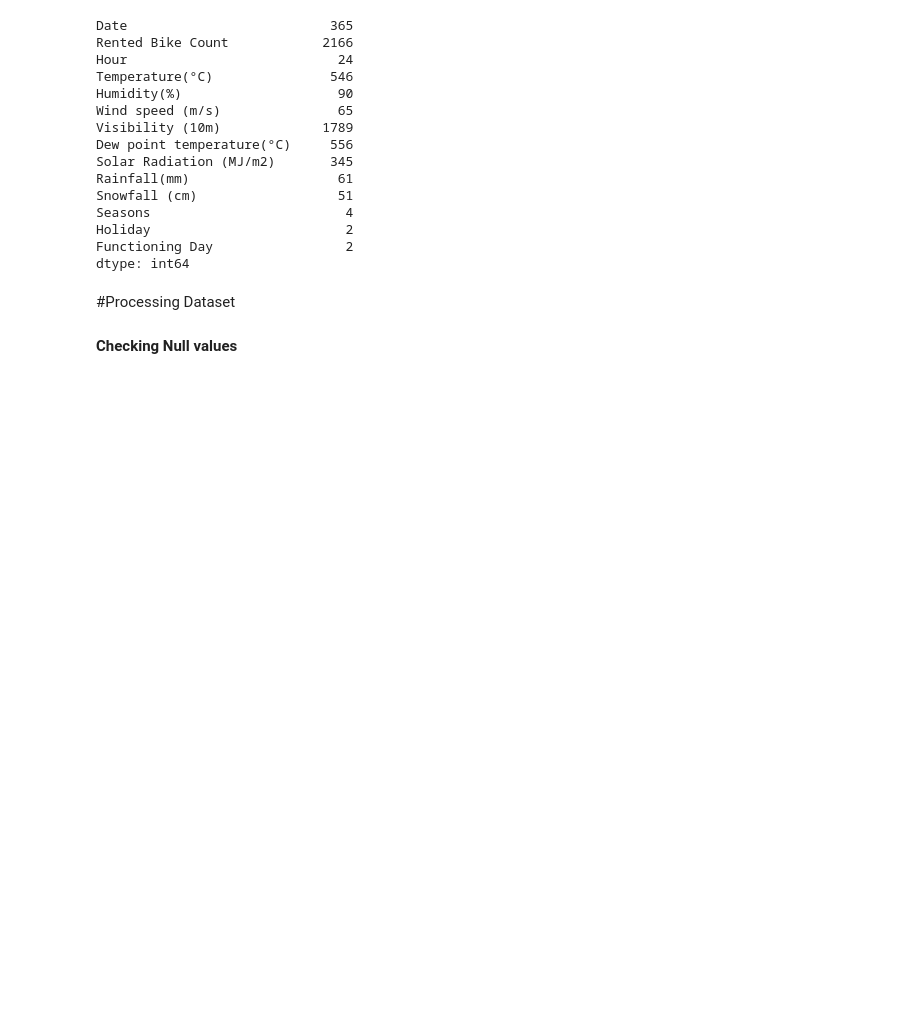
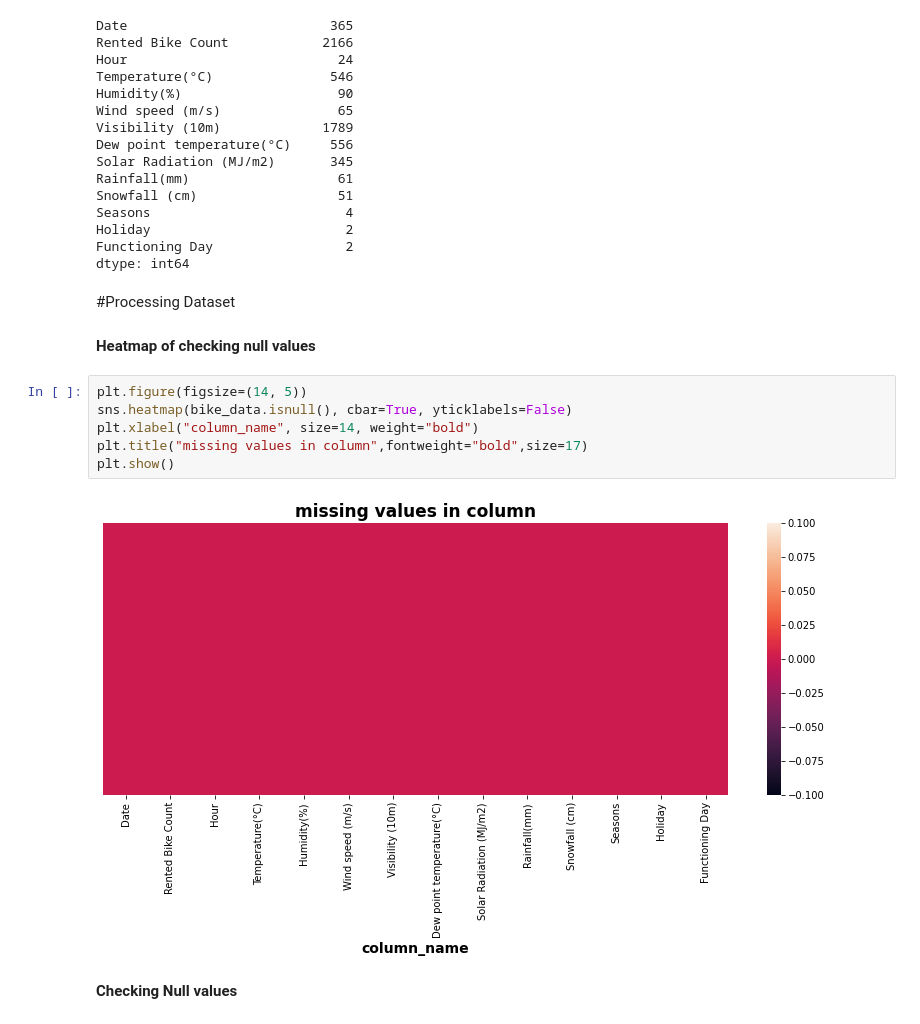
Before and after one commit to rohitrv8922/Bike-Sharing-Demand-Prediction, a Jupyter notebook: ROHIT_VERMA_(Bike_Sharing_Demand_Prediction_Capstone_Project).ipynb, the cells around one changed output. Saved outputs shown, nothing was run; the diff lists cells and outputs as text; blank space fills up the shorter version.

```diff
--- a/ROHIT_VERMA_(Bike_Sharing_Demand_Prediction_Capstone_Project).ipynb
+++ b/ROHIT_VERMA_(Bike_Sharing_Demand_Prediction_Capstone_Project).ipynb
@@ -146,6 +146,16 @@ Functioning Day                 2
 dtype: int64
 # %% [markdown]
 #Processing Dataset
+# %% [markdown]
+**Heatmap of checking null values**
+# %%
+plt.figure(figsize=(14, 5))
+sns.heatmap(bike_data.isnull(), cbar=True, yticklabels=False)
+plt.xlabel("column_name", size=14, weight="bold")
+plt.title("missing values in column",fontweight="bold",size=17)
+plt.show()
+# %% [output]
+[figure, added]
 # %% [markdown]
 **Checking Null values**
 # %%
```
Also changed, not shown: parts of 122 cells of this notebook.
